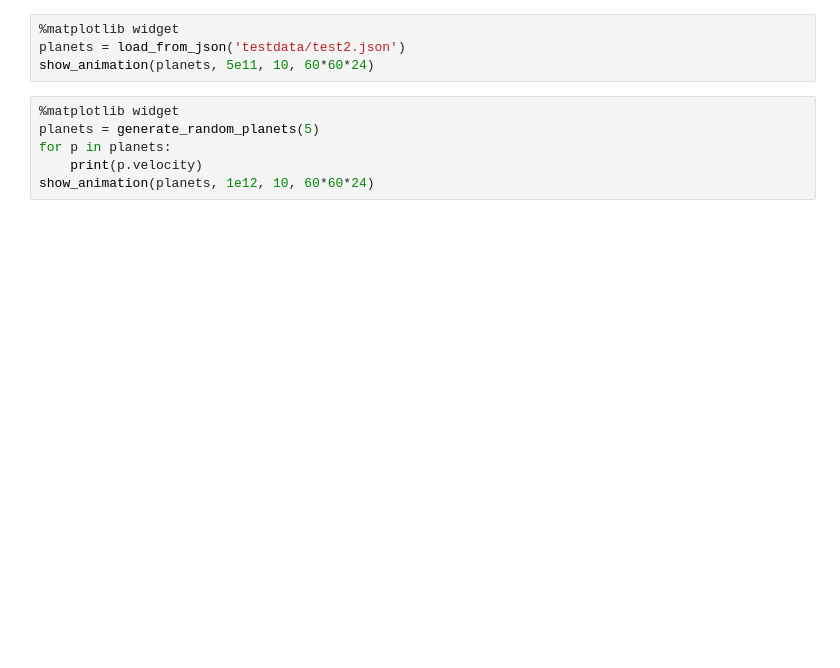
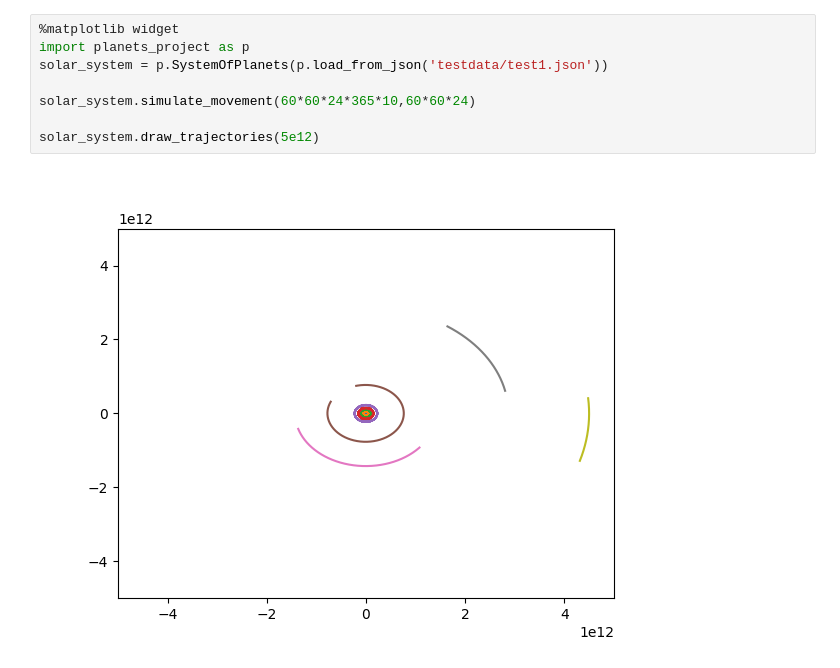
Before and after one commit to pru0052/pru0052_vvp_projekt, a Jupyter notebook: projekt_kod.ipynb, the cells around one changed output. Saved outputs shown, nothing was run; the diff lists cells and outputs as text; blank space fills up the shorter version.

Commit message:
class SystemOfPlanets, numpy reseni, vykreslovani trajektorii

```diff
--- a/projekt_kod.ipynb
+++ b/projekt_kod.ipynb
@@ -139,10 +254,10 @@ show_animation(planets, 5e12, 10, 60*60*24)
 # %%
 %matplotlib widget
-planets = load_from_json('testdata/test2.json')
-show_animation(planets, 5e11, 10, 60*60*24)
+import planets_project as p
+solar_system = p.SystemOfPlanets(p.load_from_json('testdata/test1.json'))
+
+solar_system.simulate_movement(60*60*24*365*10,60*60*24)
+
+solar_system.draw_trajectories(5e12)
+# %% [output]
+[figure, added]
-# %%
-%matplotlib widget
-planets = generate_random_planets(5)
-for p in planets:
-    print(p.velocity)
-show_animation(planets, 1e12, 10, 60*60*24)
```
Also changed, not shown: parts of 7 cells of this notebook, 4 other files.
